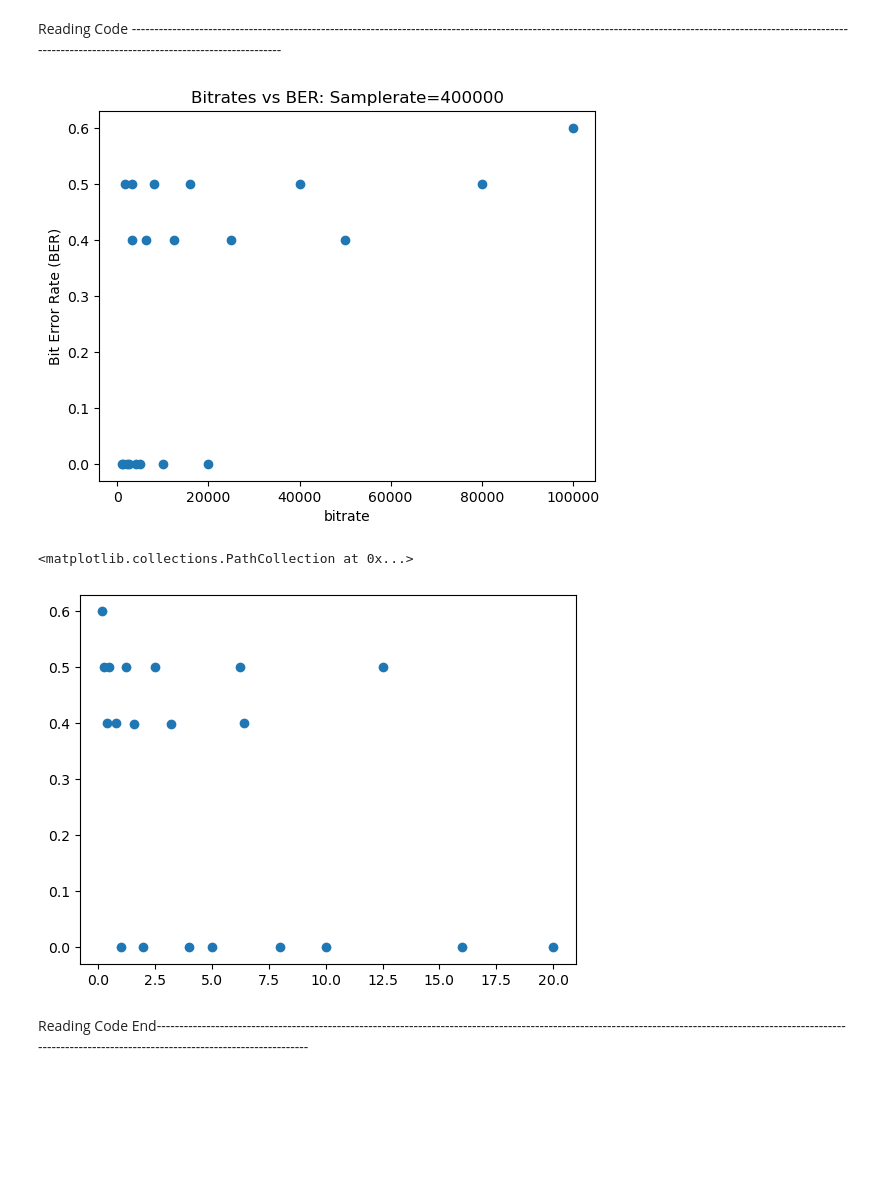
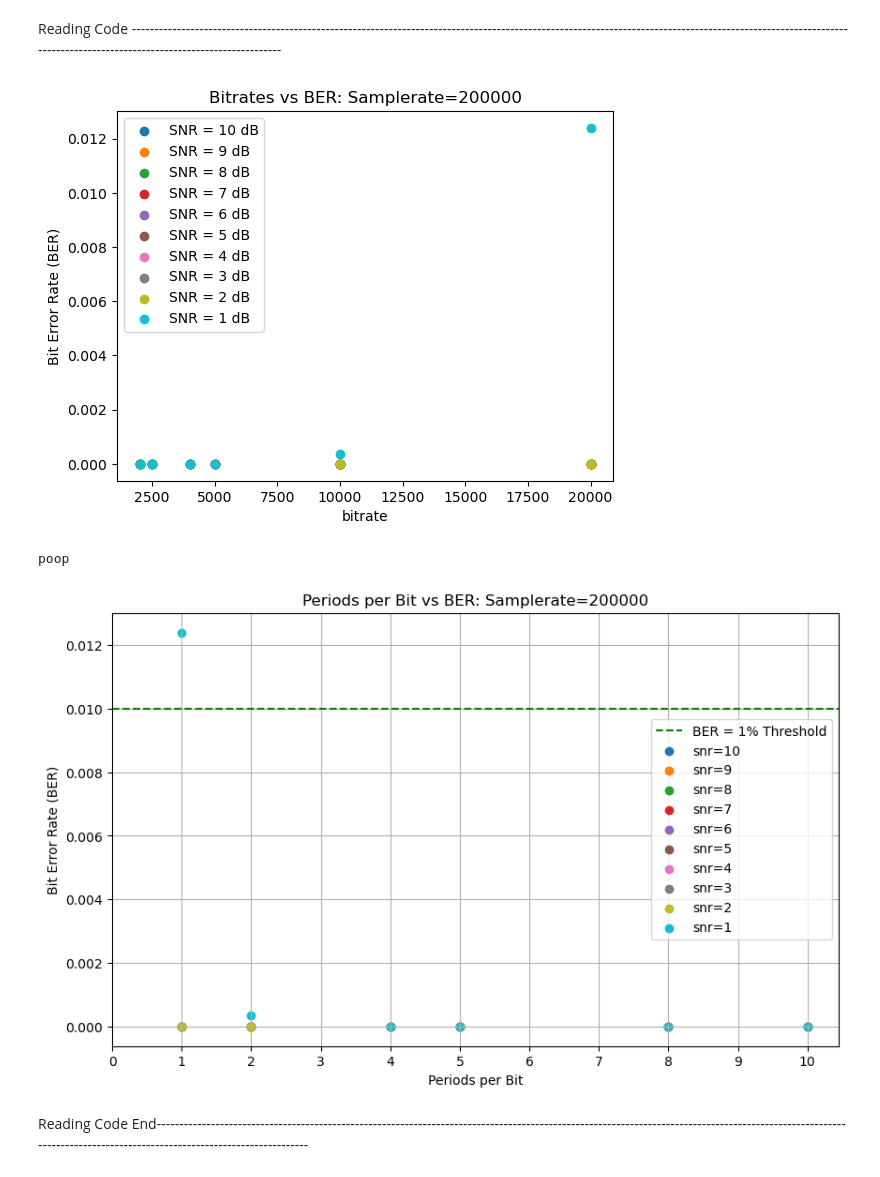
Before and after one commit to TapWhite/PE3, a Jupyter notebook: Code.ipynb, the cells around one changed output. Cells and saved outputs as stored; diff of their text form; code cells hidden in the pictures; blank space fills up the shorter version.

```diff
--- a/Code.ipynb
+++ b/Code.ipynb
@@ -201,7 +201,7 @@ daq = MyDAQ()
 daq.name = 'MyDAQ2'
 
 # Set some basic values
-samplerate = 400000
+samplerate = 200000
 daq.samplerate = samplerate
 
 amplitude= 1
@@ -211,9 +211,11 @@ duration = 1
 readChannels = 'AI0'
 writeChannels = 'AO0'
 filename = 'Test'
-message = "The quick brown fox jumps over the lazy dog. 1234567890!@#$%^&*()_+-=[]{}|;:',.<>?/~` This is a test signal for MyDAQ. We are verifying data integrity, consistency, and timing. Let’s throw in some more characters to make it interesting: ÄÖÜäöüß—çñøåΩ≈ç√∫˜µ≤≥÷. Lorem ipsum dolor sit amet, consectetur adipiscing elit, sed do eiusmod tempor incididunt ut labore et dolore magna aliqua. Testing, one two three... THE END?"
+message = "The quick brown fox jumps over the lazy dog. This is a test signal for MyDAQ. We are verifying data integrity, consistency, and timing. Let’s throw in some more characters to make it interesting: Lorem ipsum dolor sit amet, consectetur adipiscing elit, sed do eiusmod tempor incididunt ut labore et dolore magna aliqua. Testing, one two three... THE END?"
 PREAMBLE_BITS = [0,0,0,0,0,0,1,0]*10
 POSTAMBLE_BITS = [0,0,0,0,0,0,1,1]*10
+PREAMBLE_BITS = [1,0,1,0,1,1,0,1,0,0,1,0,1,1,0,1]*5
+POSTAMBLE_BITS = [0,1,0,1,1,0,0,1,1,1,0,1,0,0,1,0]*5
 delay = 0.1
 N_bits_to_plot = 8
 N_words_to_plot = 1
@@ -424,17 +441,54 @@ for bit_rate in bitrates:
 # %%
-plt.scatter(bitrates, BERS)
+periods_per_bit = carrier_freq / np.array(bitrates)
+# for i, SNR in enumerate(SNRS):
+#     plt.scatter(bitrates, BERS_PER_SNR[i], label=f'SNR = {SNR} dB')
+#     plt.title(f'Bitrates vs BER: Samplerate={samplerate}')
+#     plt.xlabel('bitrate')
+#     plt.ylabel('Bit Error Rate (BER)')
+#     plt.legend()
+#     plt.savefig(f'bitrate_BER_{samplerate}')
+#     plt.show()
+#     plt.figure(figsize=(10, 6))
+#     plt.grid(True)
+#     plt.axhline(0.01, color='green', linestyle='--', label='BER = 1% Threshold')
+#     plt.scatter(periods_per_bit, BERS_PER_SNR[i], color=['red' if not p.is_integer() else 'blue' for p in periods_per_bit])
+#     plt.xticks(np.arange(0, max(periods_per_bit)+1, step=1))
+#     plt.xlabel('Periods per Bit')
+#     plt.ylabel('Bit Error Rate (BER)')
+#     plt.title(f'Periods per Bit vs BER: Samplerate={samplerate}')
+#     plt.scatter([], [], color='red', label='Not an integer')
+#     plt.scatter([], [], color='blue', label='Integer')
+#     plt.legend()
+#     plt.show()
+
+
+for i, SNR in enumerate(SNRS):
+    plt.scatter(bitrates, BERS_PER_SNR[i], label=f'SNR = {SNR} dB')
+
+
 plt.title(f'Bitrates vs BER: Samplerate={samplerate}')
 plt.xlabel('bitrate')
 plt.ylabel('Bit Error Rate (BER)')
-plt.savefig(f'bitrate_BER_{samplerate}')
+plt.legend()
 plt.show()
 
-plt.scatter(carrier_freq/np.array(bitrates), BERS)
-$
+plt.figure(figsize=(10, 6))
+plt.grid(True)
+plt.axhline(0.01, color='green', linestyle='--', label='BER = 1% Threshold')
+for i, SNR in enumerate(SNRS):
+    plt.scatter(periods_per_bit, BERS_PER_SNR[i], label=f'snr={SNR}')#, color=['red' if not p.is_integer() else 'blue' for p in periods_per_bit])
+plt.xticks(np.arange(0, max(periods_per_bit)+1, step=1))
+plt.xlabel('Periods per Bit')
+plt.ylabel('Bit Error Rate (BER)')
+plt.title(f'Periods per Bit vs BER: Samplerate={samplerate}')
+# plt.scatter([], [], color='red', label='Not an integer')
+# plt.scatter([], [], color='blue', label='Integer')
+plt.legend()
+#plt.show()
 # %% [output]
-[figure, old version]
+[figure, new version]
-<matplotlib.collections.PathCollection at 0x...>
+poop
-[figure, old version]
+[figure, new version]
 # %%
 # Create message to send
 bitstream = string_to_bitstream(message)
```
Also changed, not shown: parts of 3 cells of this notebook, 5 other files.
